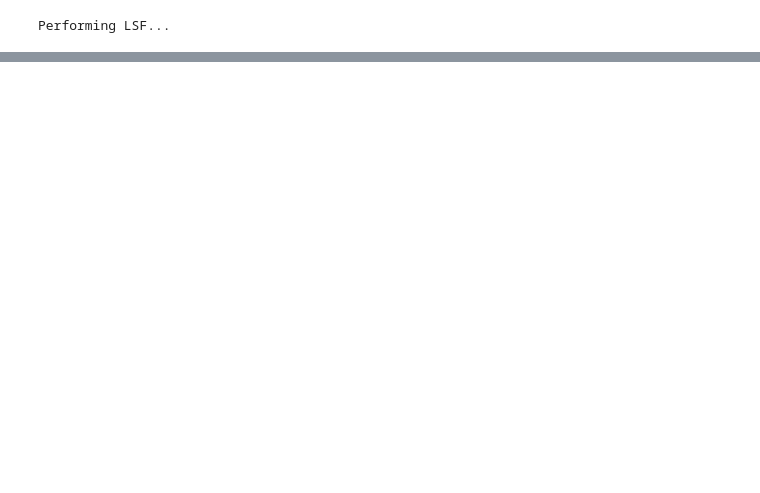
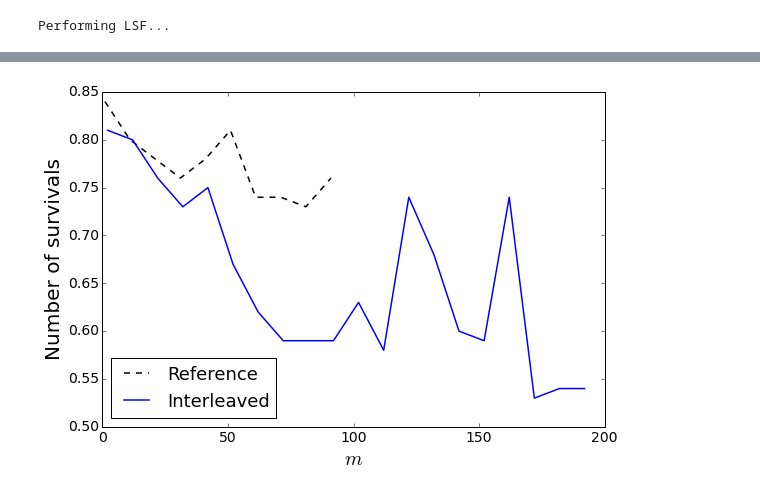
Before and after one commit to cgranade/accelerated-randomized-benchmarking, a Jupyter notebook: src/model_testing.ipynb, the cells around one changed output, grey strips where cells are left out. Drawn from its saved outputs; the diff is of its cells as text; code cells hidden in the pictures; blank space fills up the shorter version.

```diff
--- a/src/model_testing.ipynb
+++ b/src/model_testing.ipynb
@@ -822,0 +825,14 @@ print phys_table
+# %%
+ms_ref = xrange(1, 101,10) #np.logspace(0, 10, num=20, base=2).astype(int)
+ms_C   = xrange(2, 202,10) #np.logspace(0, 10, num=20, base=2).astype(int)
+K = 100
+
+mean=np.array([0.99, 0.99, 0.3, 0.5])
+cov=np.diag([0.01, 0.01, 0.01, 0.01])**2
+
+phys_model = BinomialModel(RandomizedBenchmarkingModel(interleaved=True))
+phys_prior =  PostselectedDistribution(MultivariateNormalDistribution(
+        mean=mean,
+        cov=cov
+    ), phys_model)
+print "The true state is ", np.sqrt(np.dot(mean - gs_true, np.dot(inv(cov),mean - gs_true))),"sigma from the prior mean."
@@ -822,0 +841,17 @@ print phys_table
+# %%
+updater = SMCUpdater(
+    phys_model, 10000, phys_prior,
+    resampler=LiuWestResampler(0.9)
+)
+
+eps = np.array((
+    [(m, True, K) for m in ms_ref] +
+    [(m, False, K) for m in ms_C]
+), dtype=phys_model.expparams_dtype)
+
+print 'Simulating data...\r',
+data = phys_simulate_experiment(eps)
+
+print 'Performing SMC updates...\r',
+for epvec, datum in zip(eps, data):
+    updater.update(datum, epvec.reshape((1,)))
@@ -822,0 +908,11 @@ print phys_table
+# %%
+figure(figsize=(9, 6))
+plot(ms_ref, data[:len(ms_ref)] / K, 'k--', label='Reference')
+plot(ms_C, data[len(ms_ref):] / K, label='Interleaved')
+legend(loc='lower left')
+
+xlabel('$m$')
+ylabel('Number of survivals')
+savefig('phys-gate-final-data')
+# %% [output]
+[figure, added]
```
Also changed, not shown: parts of 22 cells of this notebook, 17 other files.
